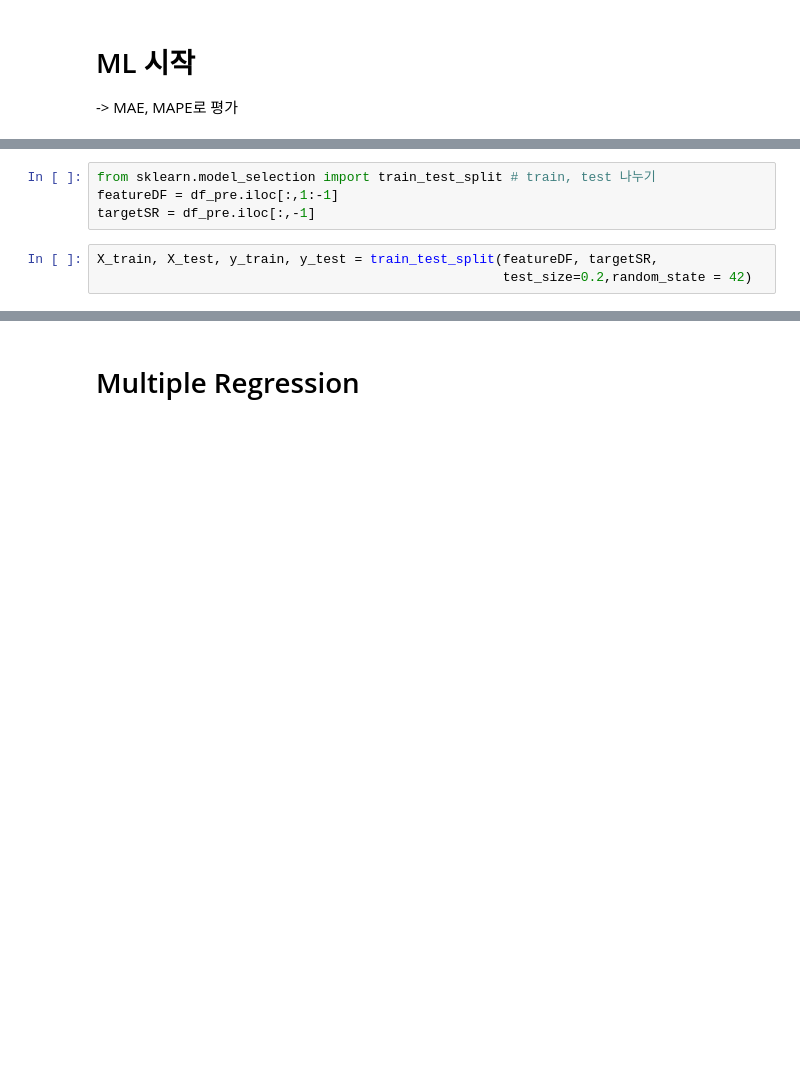
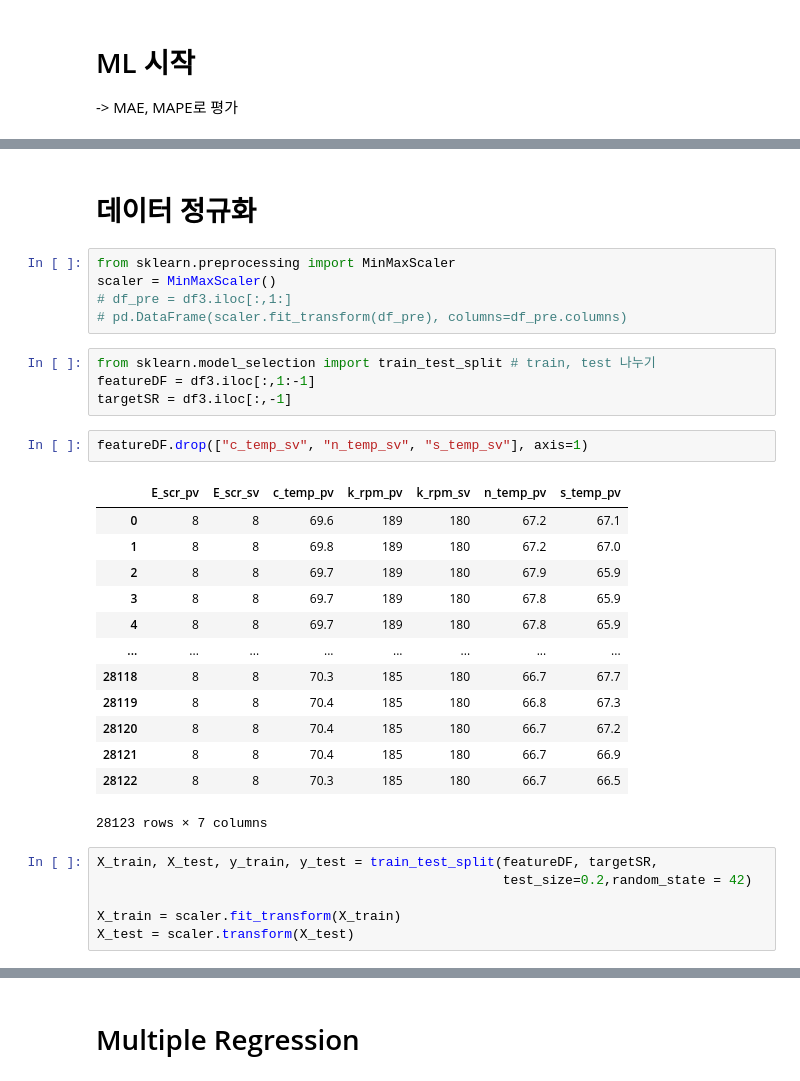
Before and after one commit to voo0o08/computermate_project, a Jupyter notebook: data_analysis.ipynb, the cells around one changed output, grey strips where cells are left out. Saved outputs shown, nothing was run; the diff lists cells and outputs as text; blank space fills up the shorter version.

```diff
--- a/data_analysis.ipynb
+++ b/data_analysis.ipynb
@@ -401,7 +383,33 @@ def print_err(y_true, y_pred):
+# %% [markdown]
+# 데이터 정규화
+# %%
+from sklearn.preprocessing import MinMaxScaler
+scaler = MinMaxScaler()
+# df_pre = df3.iloc[:,1:]
+# pd.DataFrame(scaler.fit_transform(df_pre), columns=df_pre.columns)
 # %%
 from sklearn.model_selection import train_test_split # train, test 나누기
-featureDF = df_pre.iloc[:,1:-1]
-targetSR = df_pre.iloc[:,-1]
+featureDF = df3.iloc[:,1:-1]
+targetSR = df3.iloc[:,-1]
+# %%
+featureDF.drop(["c_temp_sv", "n_temp_sv", "s_temp_sv"], axis=1)
+# %% [output]
+|  | E_scr_pv | E_scr_sv | c_temp_pv | k_rpm_pv | k_rpm_sv | n_temp_pv | s_temp_pv |
+| 0 | 8 | 8 | 69.6 | 189 | 180 | 67.2 | 67.1 |
+| 1 | 8 | 8 | 69.8 | 189 | 180 | 67.2 | 67.0 |
+| 2 | 8 | 8 | 69.7 | 189 | 180 | 67.9 | 65.9 |
+| 3 | 8 | 8 | 69.7 | 189 | 180 | 67.8 | 65.9 |
+| 4 | 8 | 8 | 69.7 | 189 | 180 | 67.8 | 65.9 |
+| ... | ... | ... | ... | ... | ... | ... | ... |
+| 28118 | 8 | 8 | 70.3 | 185 | 180 | 66.7 | 67.7 |
+| 28119 | 8 | 8 | 70.4 | 185 | 180 | 66.8 | 67.3 |
+| 28120 | 8 | 8 | 70.4 | 185 | 180 | 66.7 | 67.2 |
+| 28121 | 8 | 8 | 70.4 | 185 | 180 | 66.7 | 66.9 |
+| 28122 | 8 | 8 | 70.3 | 185 | 180 | 66.7 | 66.5 |
+28123 rows × 7 columns
 # %%
 X_train, X_test, y_train, y_test = train_test_split(featureDF, targetSR,
                                                     test_size=0.2,random_state = 42)
+
+X_train = scaler.fit_transform(X_train)
+X_test = scaler.transform(X_test)
```
Also changed, not shown: parts of 21 cells of this notebook, 8 other files.
